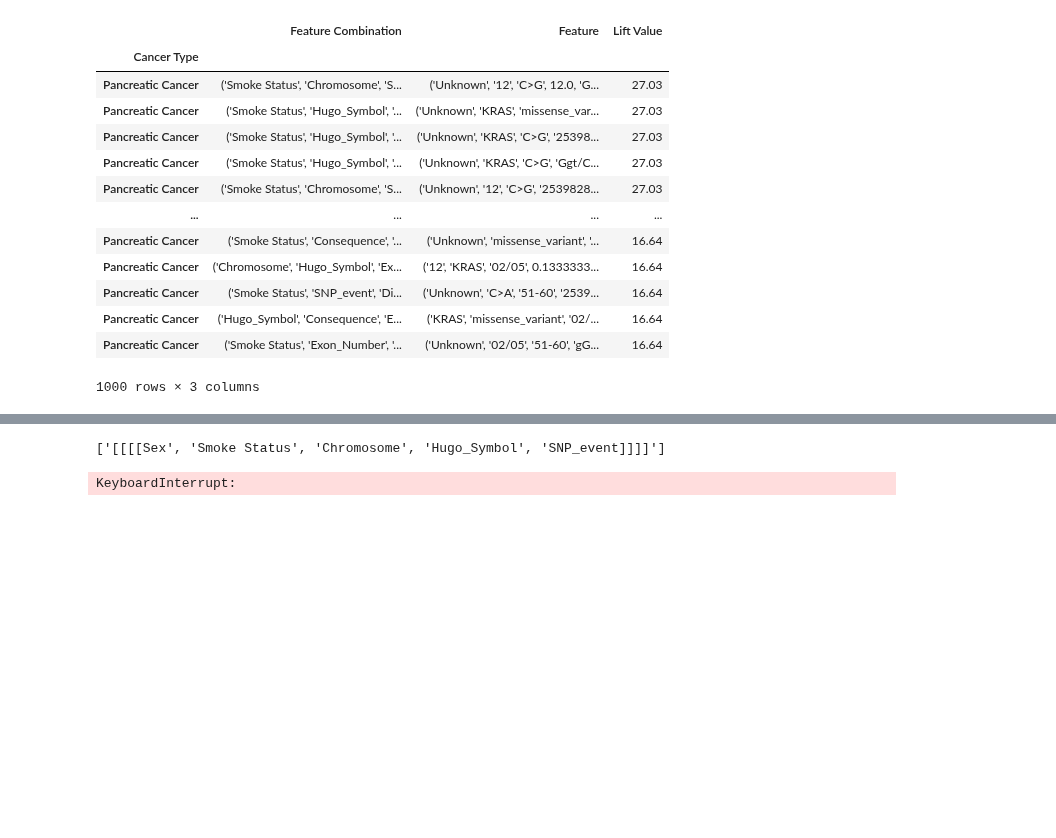
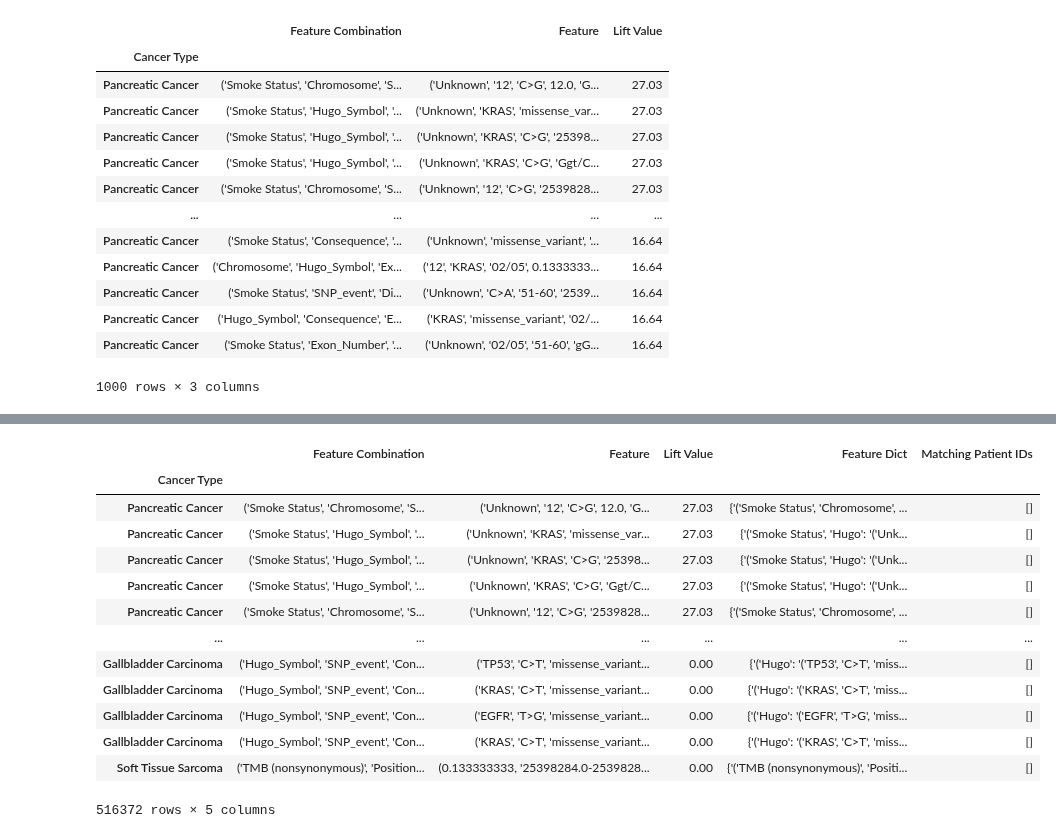
Before and after one commit to Taneun/OncoHypothesis-LLM-Ranker, a Jupyter notebook: pan_cancer/Lift.ipynb, the cells around one changed output, grey strips where cells are left out. Cells and saved outputs as stored; diff of their text form; code cells hidden in the pictures; blank space fills up the shorter version.

```diff
--- a/pan_cancer/Lift.ipynb
+++ b/pan_cancer/Lift.ipynb
@@ -338,4 +70,0 @@ print(new_df)
-# %%
-feature_columns
-# %% [output]
-['[[[[Sex', 'Smoke Status', 'Chromosome', 'Hugo_Symbol', 'SNP_event]]]]']
@@ -344,26 +70,0 @@ df = lift_df.copy()
-# %%
-def parse_features(row):
-    feature_names = row["Feature Combination"].split("_")
-    feature_values = row["Feature"].split("_")
-    return dict(zip(feature_names, feature_values))
-
-df["Feature Dict"] = df.apply(parse_features, axis=1)
-# %%
-# Function to find matching patient IDs
-def find_matching_patients(row, data_for_lift):
-    matching_ids = []
-
-    for _, patient_row in data_for_lift.iterrows():
-        match = all(patient_row.get(feature, None) == value for feature, value in row["Feature Dict"].items())
-        if match:
-            matching_ids.append(patient_row["PATIENT ID"])
-
-    return matching_ids
-
-# Apply matching function
-df["Matching Patient IDs"] = df.apply(lambda row: find_matching_patients(row, data_for_lift), axis=1)
-
-# Drop helper column
-# df = df.drop(columns=["Feature Dict"])
-# %% [output]
-KeyboardInterrupt:
@@ -371,0 +71,17 @@ final_df
+# %%
+df.sort_values(by="Lift Value", ascending=False)
+# %% [output]
+|  | Feature Combination | Feature | Lift Value | Feature Dict | Matching Patient IDs |
+| Cancer Type |  |  |  |  |  |
+| Pancreatic Cancer | ('Smoke Status', 'Chromosome', 'S... | ('Unknown', '12', 'C>G', 12.0, 'G... | 27.03 | {'('Smoke Status', 'Chromosome', ... | [] |
+| Pancreatic Cancer | ('Smoke Status', 'Hugo_Symbol', '... | ('Unknown', 'KRAS', 'missense_var... | 27.03 | {'('Smoke Status', 'Hugo': '('Unk... | [] |
+| Pancreatic Cancer | ('Smoke Status', 'Hugo_Symbol', '... | ('Unknown', 'KRAS', 'C>G', '25398... | 27.03 | {'('Smoke Status', 'Hugo': '('Unk... | [] |
+| Pancreatic Cancer | ('Smoke Status', 'Hugo_Symbol', '... | ('Unknown', 'KRAS', 'C>G', 'Ggt/C... | 27.03 | {'('Smoke Status', 'Hugo': '('Unk... | [] |
+| Pancreatic Cancer | ('Smoke Status', 'Chromosome', 'S... | ('Unknown', '12', 'C>G', '2539828... | 27.03 | {'('Smoke Status', 'Chromosome', ... | [] |
+| ... | ... | ... | ... | ... | ... |
+| Gallbladder Carcinoma | ('Hugo_Symbol', 'SNP_event', 'Con... | ('TP53', 'C>T', 'missense_variant... | 0.00 | {'('Hugo': '('TP53', 'C>T', 'miss... | [] |
+| Gallbladder Carcinoma | ('Hugo_Symbol', 'SNP_event', 'Con... | ('KRAS', 'C>T', 'missense_variant... | 0.00 | {'('Hugo': '('KRAS', 'C>T', 'miss... | [] |
+| Gallbladder Carcinoma | ('Hugo_Symbol', 'SNP_event', 'Con... | ('EGFR', 'T>G', 'missense_variant... | 0.00 | {'('Hugo': '('EGFR', 'T>G', 'miss... | [] |
+| Gallbladder Carcinoma | ('Hugo_Symbol', 'SNP_event', 'Con... | ('KRAS', 'C>T', 'missense_variant... | 0.00 | {'('Hugo': '('KRAS', 'C>T', 'miss... | [] |
+| Soft Tissue Sarcoma | ('TMB (nonsynonymous)', 'Position... | (0.133333333, '25398284.0-2539828... | 0.00 | {'('TMB (nonsynonymous)', 'Positi... | [] |
+516372 rows × 5 columns
```
Also changed, not shown: parts of 33 cells of this notebook, 1 other file.
